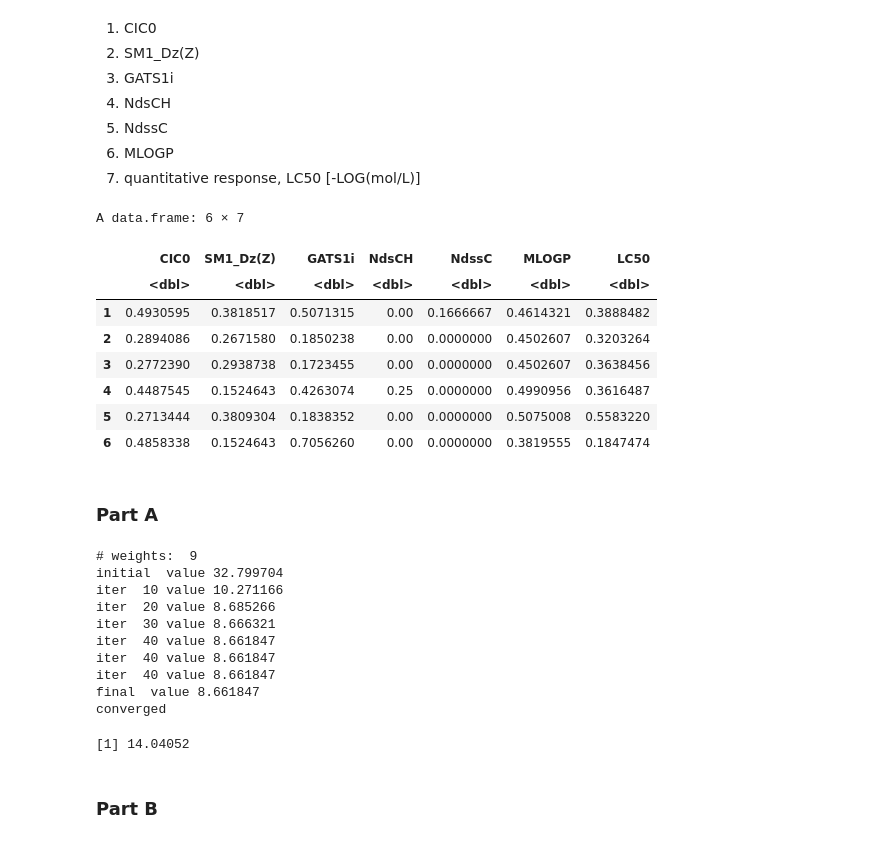
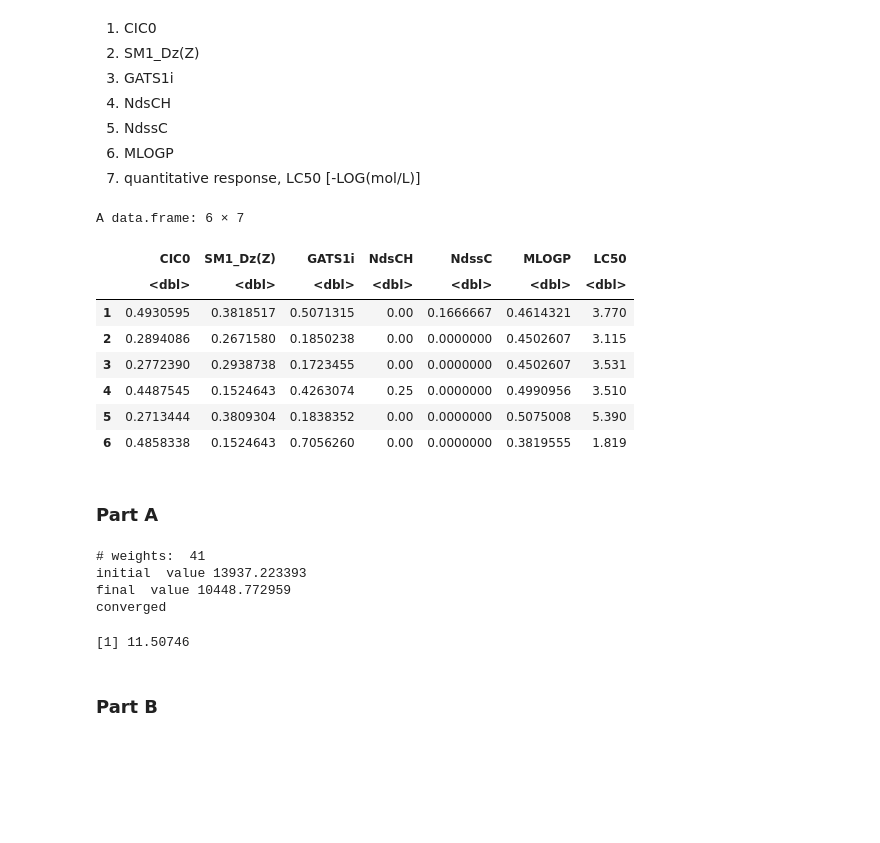
Before and after one commit to GawainGan/UBCO_MDS, a Jupyter notebook: Data-572/Assignment2/Assignment2.ipynb, the cells around one changed output. Drawn from its saved outputs; the diff is of its cells as text; code cells hidden in the pictures; blank space fills up the shorter version.

```diff
--- a/Data-572/Assignment2/Assignment2.ipynb
+++ b/Data-572/Assignment2/Assignment2.ipynb
@@ -427,20 +428,21 @@ The following object is masked from 'package:dplyr':
 # %%
 fish_path = '/Users/gawain/Desktop/3.UBC/Block4/Data-572-Supervised learning/Assignment/Assignment2/fish_toxicity.csv'
 fish <- read.csv(fish_path, , header = FALSE,sep = ";")
 colnames(fish) <- c("CIC0", "SM1_Dz(Z)", "GATS1i", "NdsCH", "NdssC", "MLOGP", "LC50")
-sfish <- apply(fish, 2, function(v) (v-min(v))/(max(v)-min(v)))
+sfish <- apply(fish[, 1:6], 2, function(v) (v-min(v))/(max(v)-min(v)))
 sfish <- as.data.frame(sfish)
+sfish$LC50 <- fish$LC50
 # sfish$LC50 <- as.factor(sfish$LC50)
 head(sfish)
 # %% [output]
 A data.frame: 6 × 7
 |  | CIC0 | SM1_Dz(Z) | GATS1i | NdsCH | NdssC | MLOGP | LC50 |
 |  | <dbl> | <dbl> | <dbl> | <dbl> | <dbl> | <dbl> | <dbl> |
-| 1 | 0.4930595 | 0.3818517 | 0.5071315 | 0.00 | 0.1666667 | 0.4614321 | 0.3888482 |
-| 2 | 0.2894086 | 0.2671580 | 0.1850238 | 0.00 | 0.0000000 | 0.4502607 | 0.3203264 |
-| 3 | 0.2772390 | 0.2938738 | 0.1723455 | 0.00 | 0.0000000 | 0.4502607 | 0.3638456 |
-| 4 | 0.4487545 | 0.1524643 | 0.4263074 | 0.25 | 0.0000000 | 0.4990956 | 0.3616487 |
-| 5 | 0.2713444 | 0.3809304 | 0.1838352 | 0.00 | 0.0000000 | 0.5075008 | 0.5583220 |
-| 6 | 0.4858338 | 0.1524643 | 0.7056260 | 0.00 | 0.0000000 | 0.3819555 | 0.1847474 |
+| 1 | 0.4930595 | 0.3818517 | 0.5071315 | 0.00 | 0.1666667 | 0.4614321 | 3.770 |
+| 2 | 0.2894086 | 0.2671580 | 0.1850238 | 0.00 | 0.0000000 | 0.4502607 | 3.115 |
+| 3 | 0.2772390 | 0.2938738 | 0.1723455 | 0.00 | 0.0000000 | 0.4502607 | 3.531 |
+| 4 | 0.4487545 | 0.1524643 | 0.4263074 | 0.25 | 0.0000000 | 0.4990956 | 3.510 |
+| 5 | 0.2713444 | 0.3809304 | 0.1838352 | 0.00 | 0.0000000 | 0.5075008 | 5.390 |
+| 6 | 0.4858338 | 0.1524643 | 0.7056260 | 0.00 | 0.0000000 | 0.3819555 | 1.819 |
 # %% [markdown]
 ### Part A
@@ -447,24 +451,18 @@ A data.frame: 6 × 7
 # %%
 # size: number of units in the hidden layer. Can be zero if there are skip-layer units.
 set.seed(4521)
-nnfish <- nnet(LC50 ~ ., data=sfish, size=1, hidden=5)
+nnfish <- nnet(x=sfish[, 1:6], y=sfish[, 7], size=5, maxit=1000)
 # %% [output]
-# weights:  9
-initial  value 32.799704
-iter  10 value 10.271166
-iter  20 value 8.685266
-iter  30 value 8.666321
-iter  40 value 8.661847
-iter  40 value 8.661847
-iter  40 value 8.661847
-final  value 8.661847
+# weights:  41
+initial  value 13937.223393
+final  value 10448.772959
 converged
 # %%
-y_pred <- predict(nnfish, newdata=dstest[,1:6])[, 1]
-MSE <- mean((dstest[, 7] - y_pred)^2)
+# y_pred <- predict(nnfish, newdata=sfish[,1:6])[, 1]
+MSE <- mean((nnfish$fitted.values - sfish[, 7])^2)
 MSE
 # %% [output]
-[1] 14.04052
+[1] 11.50746
 # %% [markdown]
 ### Part B
 # %%
```
Also changed, not shown: parts of 9 cells of this notebook.
